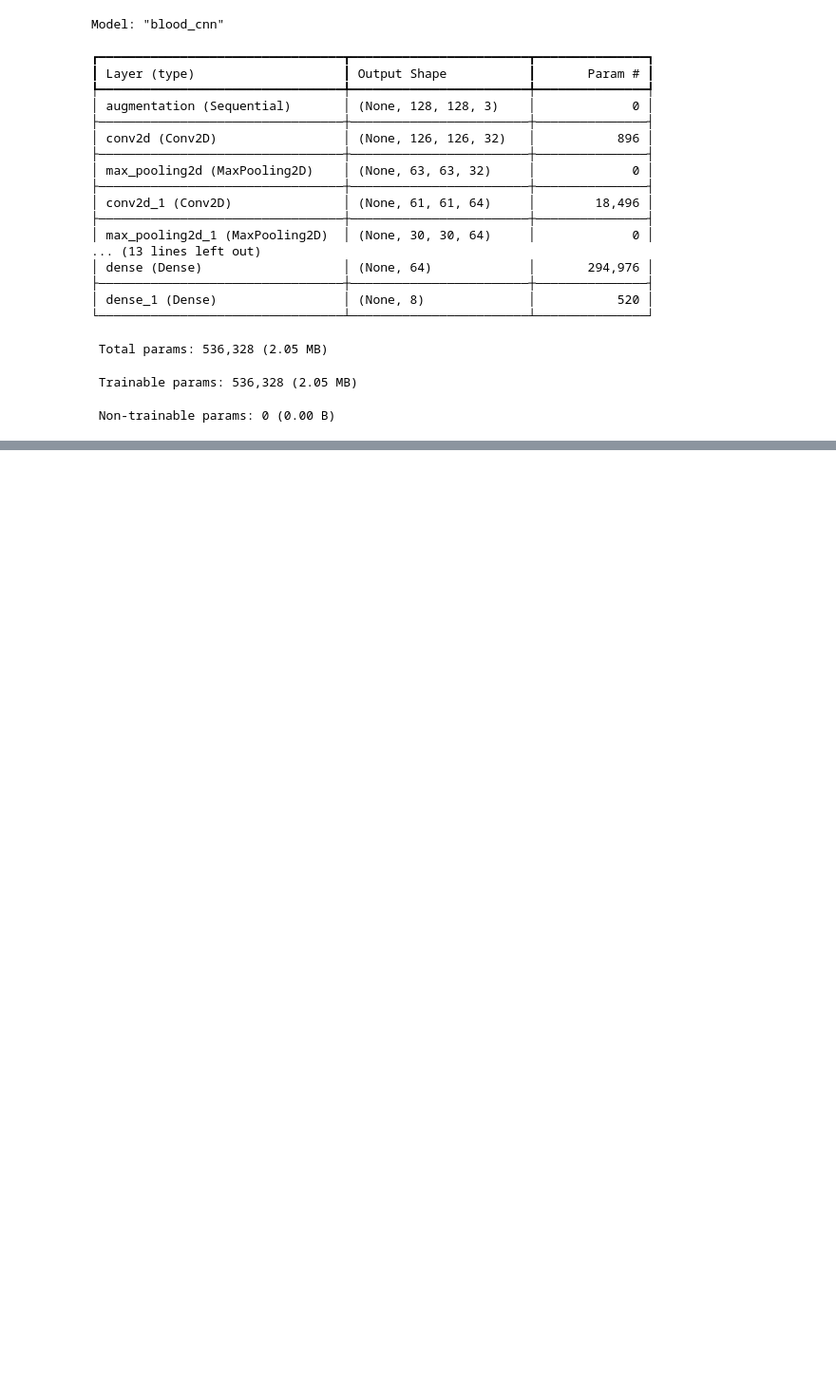
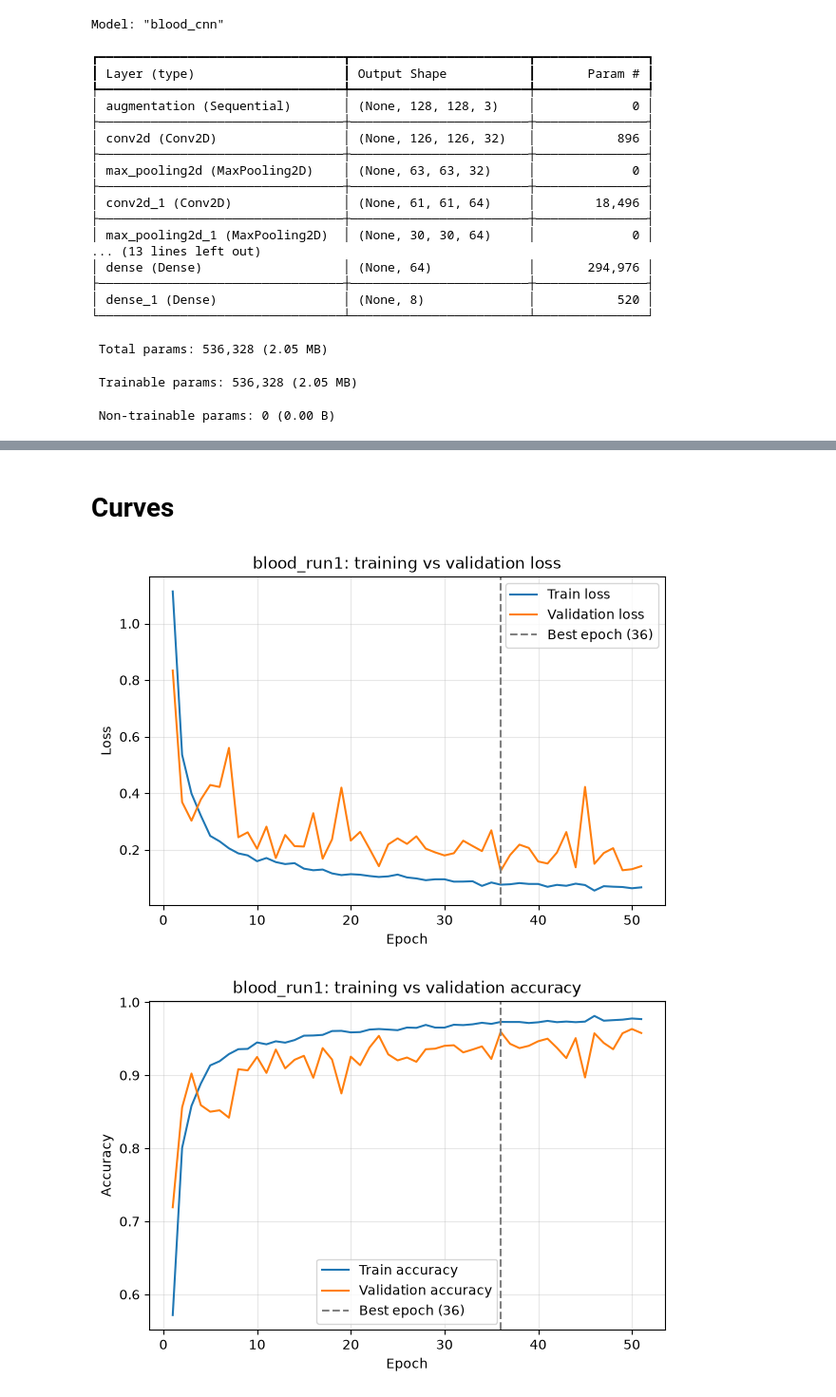
Before and after one commit to tituslogoo/cnn-assignment, a Jupyter notebook: notebooks/blood_classification.ipynb, the cells around one changed output, grey strips where cells are left out. Shown at 95% size. Saved outputs shown, nothing was run; the diff lists cells and outputs as text; code cells hidden in the pictures; blank space fills up the shorter version.

Commit message:
Task 5/6: run1 curves and test evaluation (96.25% accuracy)

```diff
--- a/notebooks/blood_classification.ipynb
+++ b/notebooks/blood_classification.ipynb
@@ -175,0 +192,22 @@ Model: "blood_cnn"
+# %% [markdown]
+# Curves
+# %%
+with open("../results/history_blood_run1.json") as f:
+    h = json.load(f)["history"]
+
+epochs = range(1, len(h["loss"]) + 1)
+best = h["val_loss"].index(min(h["val_loss"])) + 1
+
+for metric, label in [("loss", "Loss"), ("accuracy", "Accuracy")]:
+    plt.figure(figsize=(7, 4.5))
+    plt.plot(epochs, h[metric], label=f"Train {label.lower()}")
+    plt.plot(epochs, h[f"val_{metric}"], label=f"Validation {label.lower()}")
+    plt.axvline(best, color="gray", linestyle="--", label=f"Best epoch ({best})")
+    plt.xlabel("Epoch"); plt.ylabel(label)
+    plt.title(f"blood_run1: training vs validation {label.lower()}")
+    plt.legend(); plt.grid(alpha=0.3)
+    plt.savefig(f"../images/blood_run1_{metric}_curve.png", dpi=200, bbox_inches="tight")
+    plt.show()
+# %% [output]
+[figure, added]
+[figure, added]
```
Also changed, not shown: parts of 5 cells of this notebook, 4 other files.
